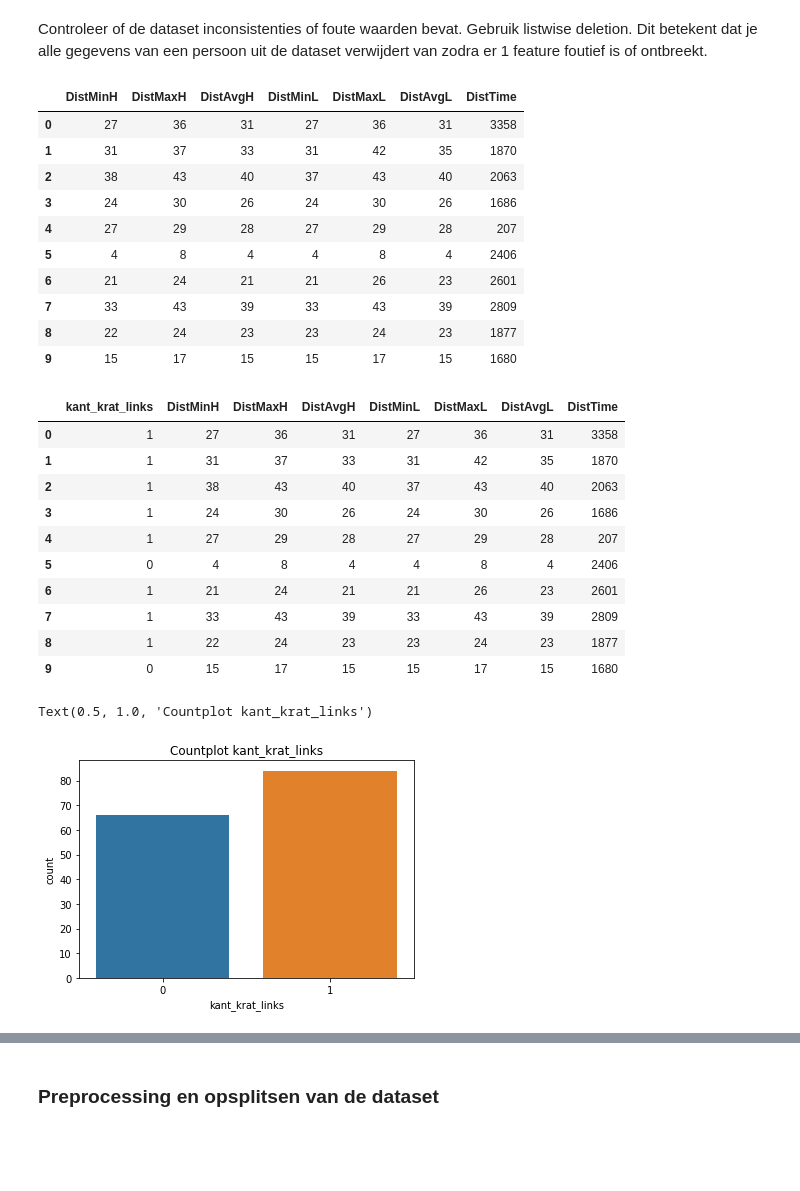
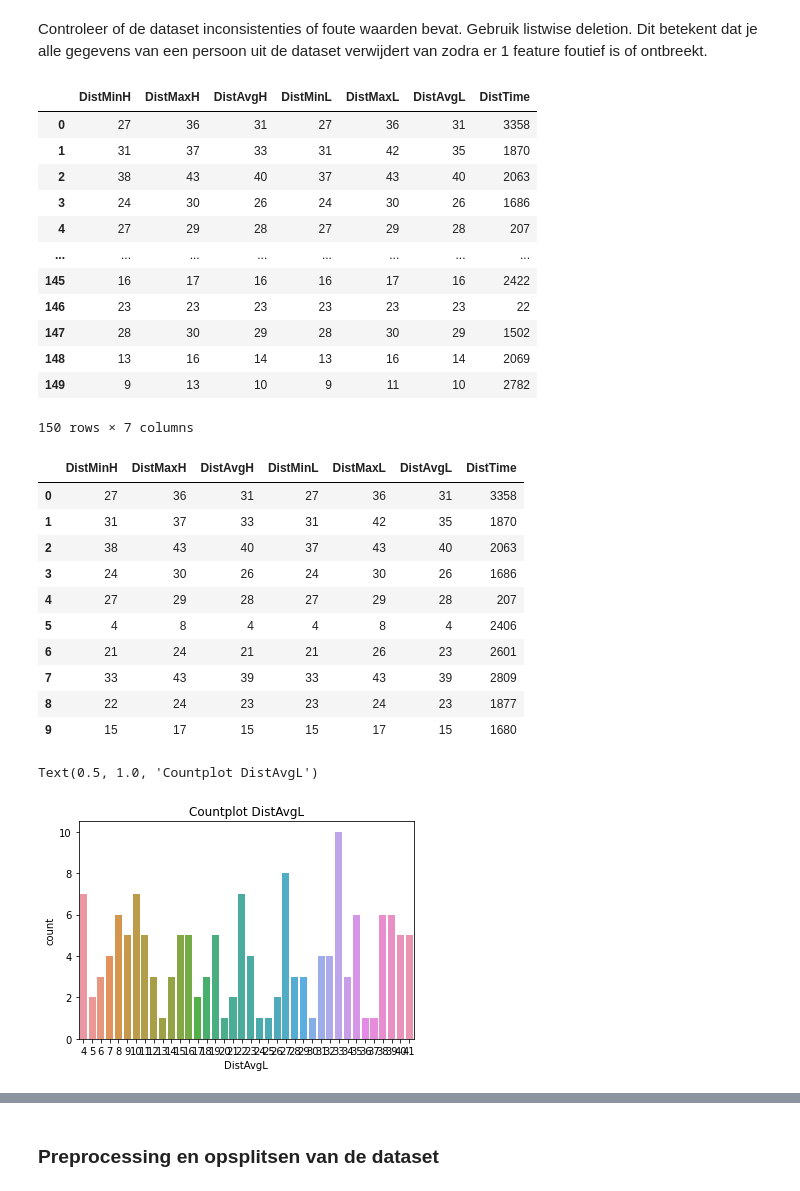
Before and after one commit to DeWildeDaan/DeliverYvesG1, a Jupyter notebook: testdata_logistic_regression_sensors_voorbereiding/testdata_logistic_regression_DistAvgL.ipynb, the cells around one changed output, grey strips where cells are left out. Cells and saved outputs as stored; diff of their text form; code cells hidden in the pictures; blank space fills up the shorter version.

```diff
--- a/testdata_logistic_regression_sensors_voorbereiding/testdata_logistic_regression_DistAvgL.ipynb
+++ b/testdata_logistic_regression_sensors_voorbereiding/testdata_logistic_regression_DistAvgL.ipynb
@@ -77,7 +77,7 @@ dataset.drop(['DistMinH@type','DistMaxH@type','DistAvgH@type','DistMinL@type', '
 
 
 
-dataset.head(10)
+dataset.head(1000)
 # %% [output]
 |  | DistMinH | DistMaxH | DistAvgH | DistMinL | DistMaxL | DistAvgL | DistTime |
 | 0 | 27 | 36 | 31 | 27 | 36 | 31 | 3358 |
@@ -85,40 +85,47 @@ dataset.head(10)
 | 2 | 38 | 43 | 40 | 37 | 43 | 40 | 2063 |
 | 3 | 24 | 30 | 26 | 24 | 30 | 26 | 1686 |
 | 4 | 27 | 29 | 28 | 27 | 29 | 28 | 207 |
-| 5 | 4 | 8 | 4 | 4 | 8 | 4 | 2406 |
-| 6 | 21 | 24 | 21 | 21 | 26 | 23 | 2601 |
-| 7 | 33 | 43 | 39 | 33 | 43 | 39 | 2809 |
-| 8 | 22 | 24 | 23 | 23 | 24 | 23 | 1877 |
-| 9 | 15 | 17 | 15 | 15 | 17 | 15 | 1680 |
+| ... | ... | ... | ... | ... | ... | ... | ... |
+| 145 | 16 | 17 | 16 | 16 | 17 | 16 | 2422 |
+| 146 | 23 | 23 | 23 | 23 | 23 | 23 | 22 |
+| 147 | 28 | 30 | 29 | 28 | 30 | 29 | 1502 |
+| 148 | 13 | 16 | 14 | 13 | 16 | 14 | 2069 |
+| 149 | 9 | 13 | 10 | 9 | 11 | 10 | 2782 |
+150 rows × 7 columns
 # %%
 # Toevoegen van 'kant_krat_links' kolom op basis van DistAvgL
-dataset.insert(0,'kant_krat_links', dataset['DistAvgL'])
+# dataset.insert(0,'kant_krat_links', dataset['DistAvgL'])
+# dataset.insert(0,'kant_krat_rechts', dataset['DistAvgL'])
 
-#DistAvgL waarden
+# #DistAvgL waarden
 
-dataset['kant_krat_links'].values[dataset['DistAvgL'] < 20] = 0
-dataset['kant_krat_links'].values[dataset['DistAvgL'] >= 20] = 1
+# dataset['kant_krat_links'].values[dataset['DistAvgL'] <= 20] = 0
+# dataset['kant_krat_links'].values[dataset['DistAvgL'] > 20] = 1
+
+# #rechts
+# dataset['kant_krat_rechts'].values[dataset['DistAvgL'] <= 20] = 1
+# dataset['kant_krat_rechts'].values[dataset['DistAvgL'] > 20] = 0
 
 dataset.head(10)
 # %% [output]
-|  | kant_krat_links | DistMinH | DistMaxH | DistAvgH | DistMinL | DistMaxL | DistAvgL | DistTime |
-| 0 | 1 | 27 | 36 | 31 | 27 | 36 | 31 | 3358 |
-| 1 | 1 | 31 | 37 | 33 | 31 | 42 | 35 | 1870 |
-| 2 | 1 | 38 | 43 | 40 | 37 | 43 | 40 | 2063 |
-| 3 | 1 | 24 | 30 | 26 | 24 | 30 | 26 | 1686 |
-| 4 | 1 | 27 | 29 | 28 | 27 | 29 | 28 | 207 |
-| 5 | 0 | 4 | 8 | 4 | 4 | 8 | 4 | 2406 |
-| 6 | 1 | 21 | 24 | 21 | 21 | 26 | 23 | 2601 |
-| 7 | 1 | 33 | 43 | 39 | 33 | 43 | 39 | 2809 |
-| 8 | 1 | 22 | 24 | 23 | 23 | 24 | 23 | 1877 |
-| 9 | 0 | 15 | 17 | 15 | 15 | 17 | 15 | 1680 |
+|  | DistMinH | DistMaxH | DistAvgH | DistMinL | DistMaxL | DistAvgL | DistTime |
+| 0 | 27 | 36 | 31 | 27 | 36 | 31 | 3358 |
+| 1 | 31 | 37 | 33 | 31 | 42 | 35 | 1870 |
+| 2 | 38 | 43 | 40 | 37 | 43 | 40 | 2063 |
+| 3 | 24 | 30 | 26 | 24 | 30 | 26 | 1686 |
+| 4 | 27 | 29 | 28 | 27 | 29 | 28 | 207 |
+| 5 | 4 | 8 | 4 | 4 | 8 | 4 | 2406 |
+| 6 | 21 | 24 | 21 | 21 | 26 | 23 | 2601 |
+| 7 | 33 | 43 | 39 | 33 | 43 | 39 | 2809 |
+| 8 | 22 | 24 | 23 | 23 | 24 | 23 | 1877 |
+| 9 | 15 | 17 | 15 | 15 | 17 | 15 | 1680 |
 # %%
 # gebalanceerdheid controleren
-sns.countplot(data=dataset, x="kant_krat_links")
-plt.title('Countplot kant_krat_links')
+sns.countplot(data=dataset, x="DistAvgL")
+plt.title('Countplot DistAvgL')
 # %% [output]
-Text(0.5, 1.0, 'Countplot kant_krat_links')
+Text(0.5, 1.0, 'Countplot DistAvgL')
-[figure, old version]
+[figure, new version]
 # %%
 # Lineaire correlatie tussen de features - heatmap
 
```
Also changed, not shown: parts of 17 cells of this notebook.
